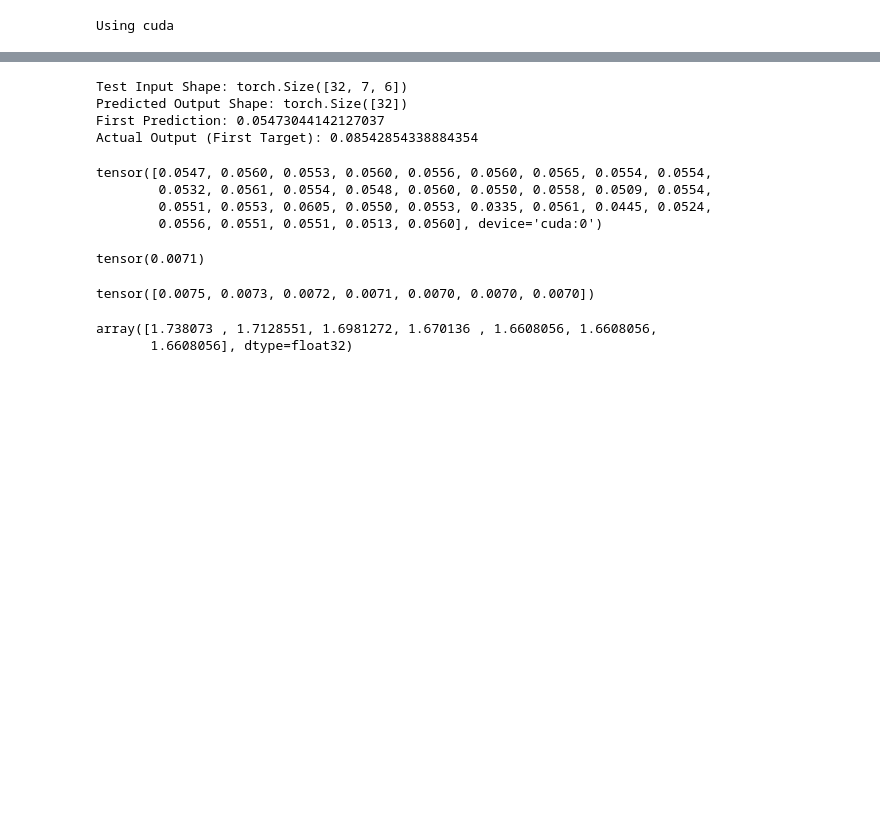
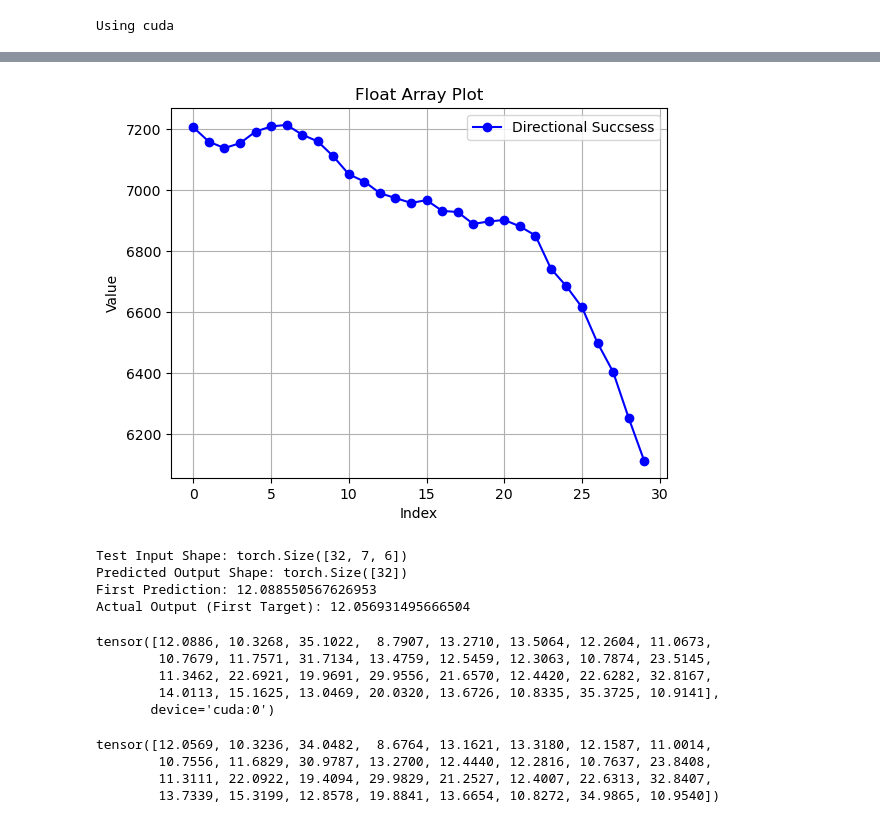
Before and after one commit to cheeseburgerhere/FinanceTrader, a Jupyter notebook: Model/LSTMwithPytorch.ipynb, the cells around one changed output, grey strips where cells are left out. Cells and saved outputs as stored; diff of their text form; code cells hidden in the pictures; blank space fills up the shorter version.

```diff
--- a/Model/LSTMwithPytorch.ipynb
+++ b/Model/LSTMwithPytorch.ipynb
@@ -319,7 +327,25 @@ plt.show()
+# %%
+startPoint=20
+da_array = DAvals[startPoint:]
+# Create an x-axis for the data points
+x = np.arange(len(da_array))
+
+# Plot the graph
+plt.plot(x, da_array, marker='o', linestyle='-', color='b', label='Directional Succsess')
+# Add labels and title
+plt.xlabel('Index')
+plt.ylabel('Value')
+plt.title('Float Array Plot')
+plt.legend()
+
+plt.grid(True)
+plt.show()
+# %% [output]
+[figure, added]
 # %%
 # Extract one batch of data for testing
 model.to(device)
-for sequences, targets in train_loader:
+for sequences, targets, name in train_loader:
     testInput = sequences.to(device)  # Sequence data
     # testInput.to(device)
     print(f"Test Input Shape: {testInput.shape}")
@@ -343,22 +369,17 @@ predicted
 # %% [output]
 Test Input Shape: torch.Size([32, 7, 6])
 Predicted Output Shape: torch.Size([32])
-First Prediction: 0.05473044142127037
-Actual Output (First Target): 0.08542854338884354
+First Prediction: 12.088550567626953
+Actual Output (First Target): 12.056931495666504
-tensor([0.0547, 0.0560, 0.0553, 0.0560, 0.0556, 0.0560, 0.0565, 0.0554, 0.0554,
-        0.0532, 0.0561, 0.0554, 0.0548, 0.0560, 0.0550, 0.0558, 0.0509, 0.0554,
-        0.0551, 0.0553, 0.0605, 0.0550, 0.0553, 0.0335, 0.0561, 0.0445, 0.0524,
-        0.0556, 0.0551, 0.0551, 0.0513, 0.0560], device='cuda:0')
+tensor([12.0886, 10.3268, 35.1022,  8.7907, 13.2710, 13.5064, 12.2604, 11.0673,
+        10.7679, 11.7571, 31.7134, 13.4759, 12.5459, 12.3063, 10.7874, 23.5145,
+        11.3462, 22.6921, 19.9691, 29.9556, 21.6570, 12.4420, 22.6282, 32.8167,
+        14.0113, 15.1625, 13.0469, 20.0320, 13.6726, 10.8335, 35.3725, 10.9141],
+       device='cuda:0')
 # %%
-realOutput[-1]
+realOutput
 # %% [output]
-tensor(0.0071)
+tensor([12.0569, 10.3236, 34.0482,  8.6764, 13.1621, 13.3180, 12.1587, 11.0014,
+        10.7556, 11.6829, 30.9787, 13.2700, 12.4440, 12.2816, 10.7637, 23.8408,
+        11.3111, 22.0922, 19.4094, 29.9829, 21.2527, 12.4007, 22.6313, 32.8407,
+        13.7339, 15.3199, 12.8578, 19.8841, 13.6654, 10.8272, 34.9865, 10.9540])
-# %%
-sequences[-1,:,3]
-# %% [output]
-tensor([0.0075, 0.0073, 0.0072, 0.0071, 0.0070, 0.0070, 0.0070])
-# %%
-scaler.inverse_transform(sequences[-1].to('cpu').numpy())[:,3]
-# %% [output]
-array([1.738073 , 1.7128551, 1.6981272, 1.670136 , 1.6608056, 1.6608056,
-       1.6608056], dtype=float32)
```
Also changed, not shown: parts of 9 cells of this notebook.
